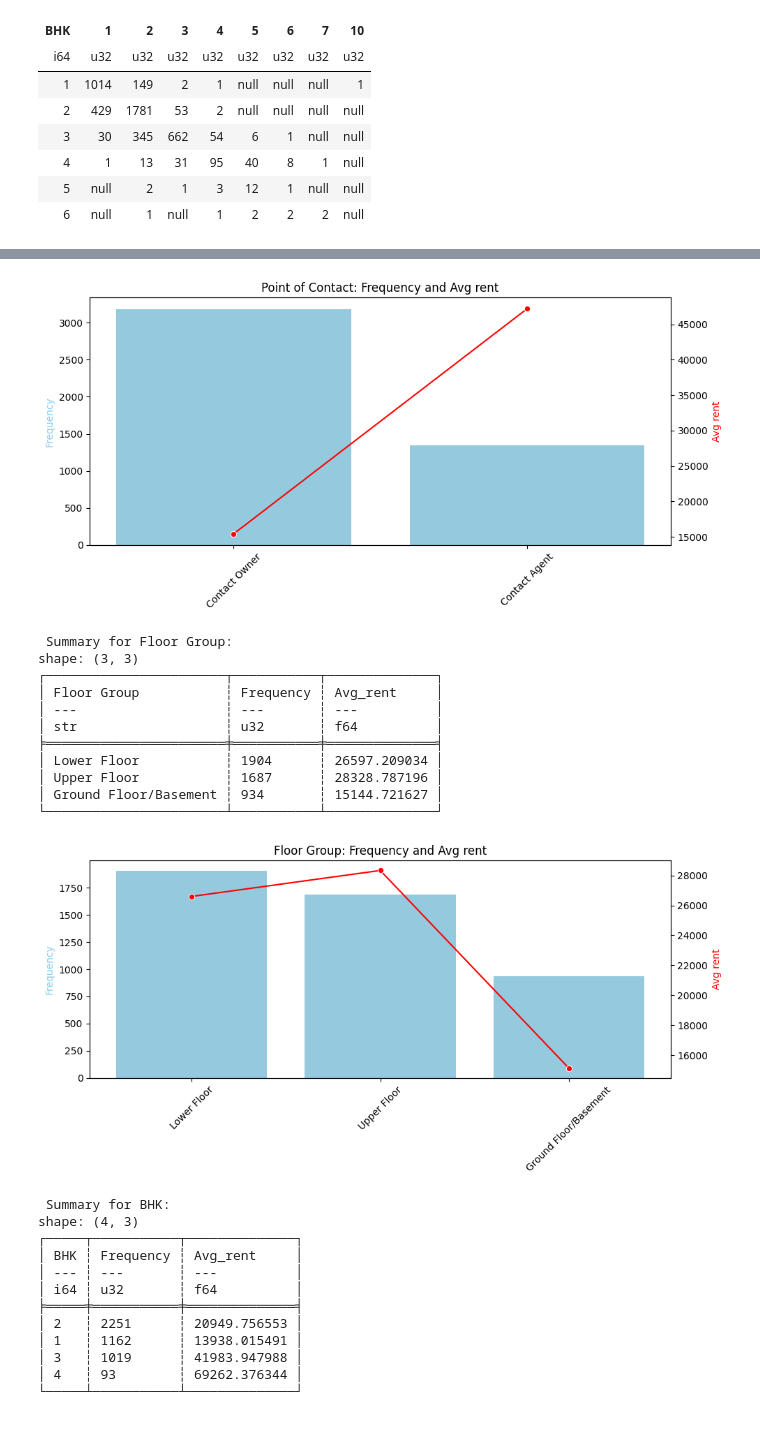
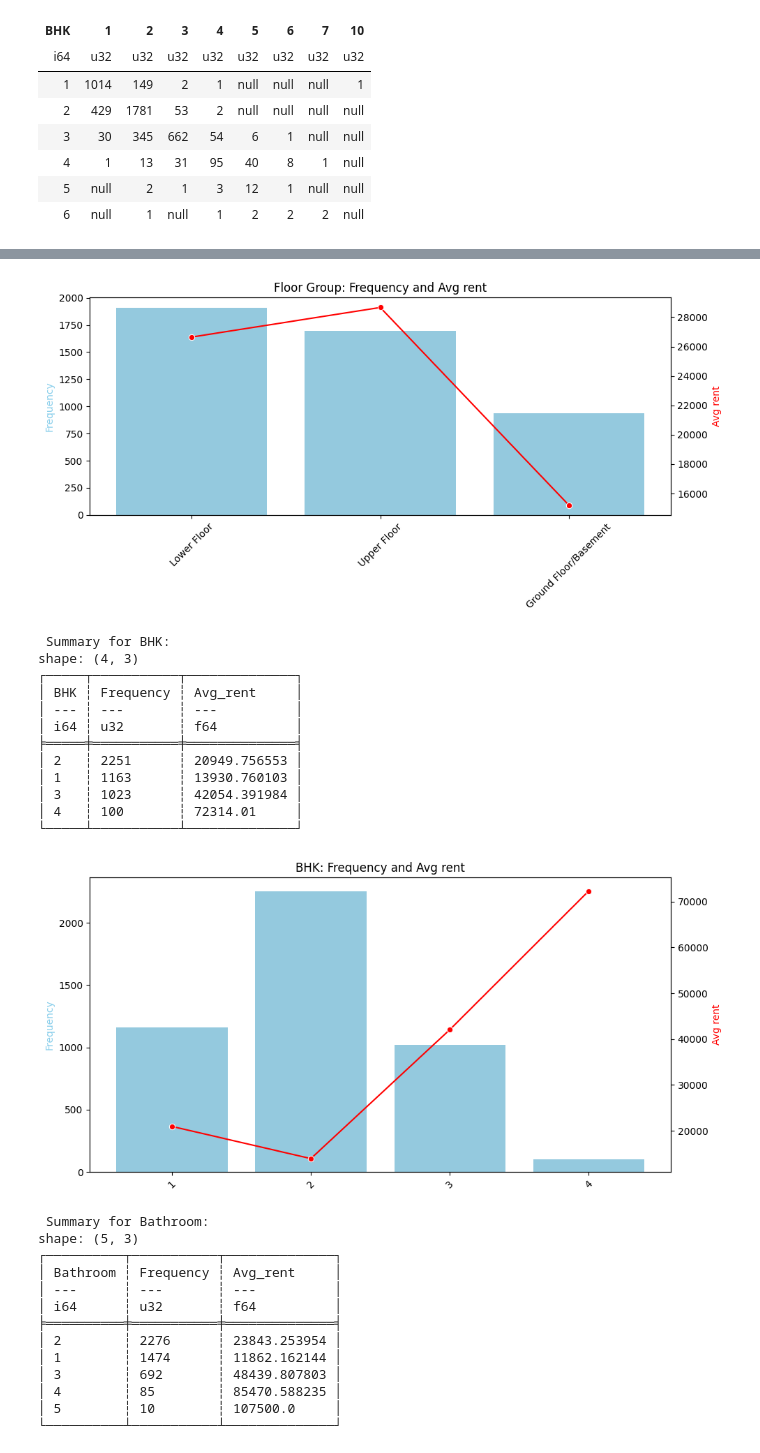
Before and after one commit to nicopietro/rent-price-model, a Jupyter notebook: EDA.ipynb, the cells around one changed output, grey strips where cells are left out. Saved outputs shown, nothing was run; the diff lists cells and outputs as text; code cells hidden in the pictures.

```diff
--- a/EDA.ipynb
+++ b/EDA.ipynb
@@ -8,6 +8,6 @@ import polars as pl
 import matplotlib.pyplot as plt
 import seaborn as sns
 
-df_raw = pl.read_csv('./data/rent_dataset.csv')
+df_raw = pl.read_csv('./data/raw/rent_dataset.csv')
 
 df_raw = df_raw.with_columns(pl.col('Posted On').str.to_datetime('%Y-%m-%d'))
@@ -197,6 +216,10 @@ shape: (9, 13)
 df_raw = df_raw.with_columns(
     pl.col('Floor').map_elements(categorize_floor, pl.Utf8).alias('Floor Group')
 )
+# %%
+# Adjust area by type and remove 'Area Type' field
+df_raw = adjust_size_by_type(df_raw)
+df_raw = df_raw.drop(['Area Type'])
 # %%
 # Listing per date
 date_counts = df_raw.group_by('Posted On').len().sort('Posted On')
@@ -375,8 +418,11 @@ df_clean = df_raw.filter(
     & (pl.col('Size') <= 3000)
     & (pl.col('Rent') <= 150000)
     & (pl.col('Bathroom') <= pl.col('BHK') + 1)
-    & (pl.col('Point of Contact') != 'Contact Builder')
-).drop(['Posted On', 'Area Locality', 'Floor', 'Area Type'])
+).drop(['Posted On', 'Area Locality', 'Floor', 'Point of Contact'])
+
+
+# Save cleaned dataset
+df_clean.write_csv('./data/cleaned/rent_dataset_clean.csv', include_header=True, separator=',')
 
 print(
     f'Removed {df_raw.height - df_clean.height} out of {df_raw.height} datapoints.',
@@ -407,7 +455,6 @@ categorical_cols = [
     'City',
     'Furnishing Status',
     'Tenant Preferred',
-    'Point of Contact',
     'Floor Group',
     'BHK',
     'Bathroom',
@@ -466,25 +514,27 @@ shape: (2, 3)
-[figure, old version]
+[figure, new version]
- Summary for Floor Group:
-shape: (3, 3)
-┌───────────────────────┬───────────┬──────────────┐
-│ Floor Group           ┆ Frequency ┆ Avg_rent     │
-│ ---                   ┆ ---       ┆ ---          │
-│ str                   ┆ u32       ┆ f64          │
-╞═══════════════════════╪═══════════╪══════════════╡
-│ Lower Floor           ┆ 1904      ┆ 26597.209034 │
-│ Upper Floor           ┆ 1687      ┆ 28328.787196 │
-│ Ground Floor/Basement ┆ 934       ┆ 15144.721627 │
-└───────────────────────┴───────────┴──────────────┘
+ Summary for BHK:
+shape: (4, 3)
+┌─────┬───────────┬──────────────┐
+│ BHK ┆ Frequency ┆ Avg_rent     │
+│ --- ┆ ---       ┆ ---          │
+│ i64 ┆ u32       ┆ f64          │
+╞═════╪═══════════╪══════════════╡
+│ 2   ┆ 2251      ┆ 20949.756553 │
+│ 1   ┆ 1163      ┆ 13930.760103 │
+│ 3   ┆ 1023      ┆ 42054.391984 │
+│ 4   ┆ 100       ┆ 72314.01     │
+└─────┴───────────┴──────────────┘
-[figure, old version]
+[figure, new version]
- Summary for BHK:
-shape: (4, 3)
-┌─────┬───────────┬──────────────┐
-│ BHK ┆ Frequency ┆ Avg_rent     │
-│ --- ┆ ---       ┆ ---          │
-│ i64 ┆ u32       ┆ f64          │
-╞═════╪═══════════╪══════════════╡
-│ 2   ┆ 2251      ┆ 20949.756553 │
-│ 1   ┆ 1162      ┆ 13938.015491 │
-│ 3   ┆ 1019      ┆ 41983.947988 │
-│ 4   ┆ 93        ┆ 69262.376344 │
-└─────┴───────────┴──────────────┘
+ Summary for Bathroom:
+shape: (5, 3)
+┌──────────┬───────────┬──────────────┐
+│ Bathroom ┆ Frequency ┆ Avg_rent     │
+│ ---      ┆ ---       ┆ ---          │
+│ i64      ┆ u32       ┆ f64          │
+╞══════════╪═══════════╪══════════════╡
+│ 2        ┆ 2276      ┆ 23843.253954 │
+│ 1        ┆ 1474      ┆ 11862.162144 │
+│ 3        ┆ 692       ┆ 48439.807803 │
+│ 4        ┆ 85        ┆ 85470.588235 │
+│ 5        ┆ 10        ┆ 107500.0     │
+└──────────┴───────────┴──────────────┘
```
Also changed, not shown: parts of 16 cells of this notebook, 2 other files.
